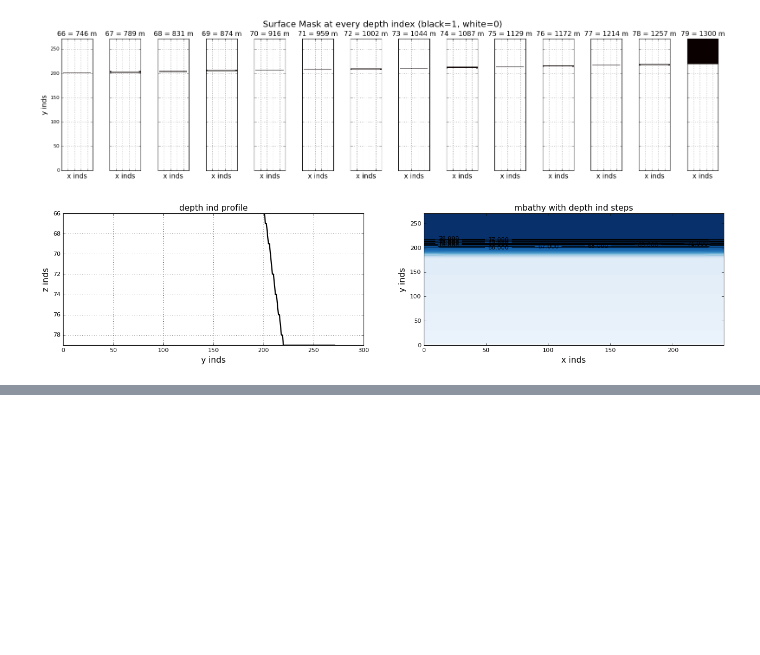
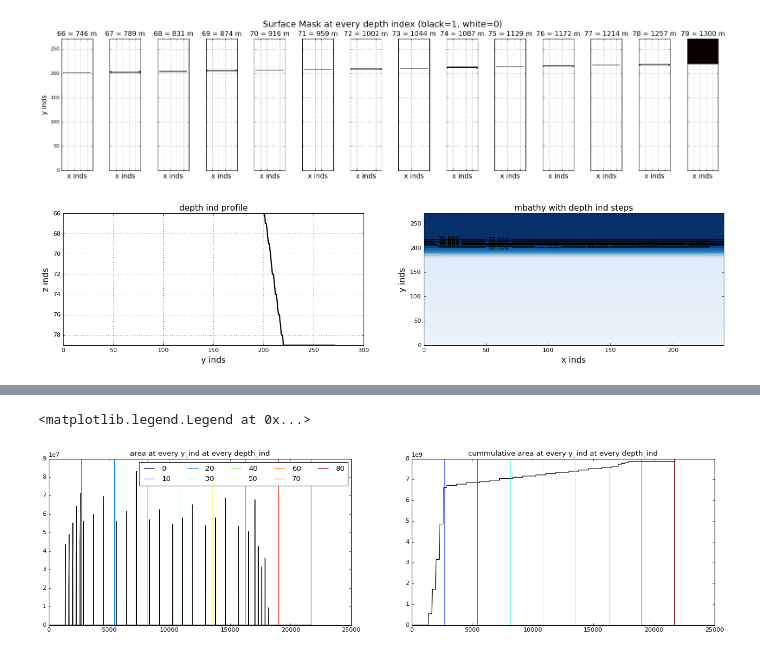
Before and after one commit to UBC-MOAD/analysis_mackenzie_canyon, a Jupyter notebook: notebooks/transport_fluxes/W_planes_indices.ipynb, the cells around one changed output, grey strips where cells are left out. Cells and saved outputs as stored; diff of their text form; code cells hidden in the pictures; blank space fills up the shorter version.

```diff
--- a/notebooks/transport_fluxes/W_planes_indices.ipynb
+++ b/notebooks/transport_fluxes/W_planes_indices.ipynb
@@ -116,0 +271,14 @@ for y in range(len(axis_thalweg)):
+# %%
+fig, (ax1, ax2) = plt.subplots(1,2,figsize=(20, 5))
+ax1.plot(area_all, c='k')
+ax2.plot(cumsum_area_canyon, c = 'k')
+colors = cm.jet(np.linspace(0, 1, 81))
+for i in range(81)[::10]:
+    ax1.axvline(i*271, c=colors[i], label=str(i))
+    ax2.axvline(i*271, c=colors[i])
+ax1.set_title('area at every y_ind at every depth_ind')
+ax2.set_title('cummulative area at every y_ind at every depth_ind')
+ax1.legend(ncol=5)
+# %% [output]
+<matplotlib.legend.Legend at 0x...>
+[figure, added]
```
Also changed, not shown: parts of 25 cells of this notebook.
